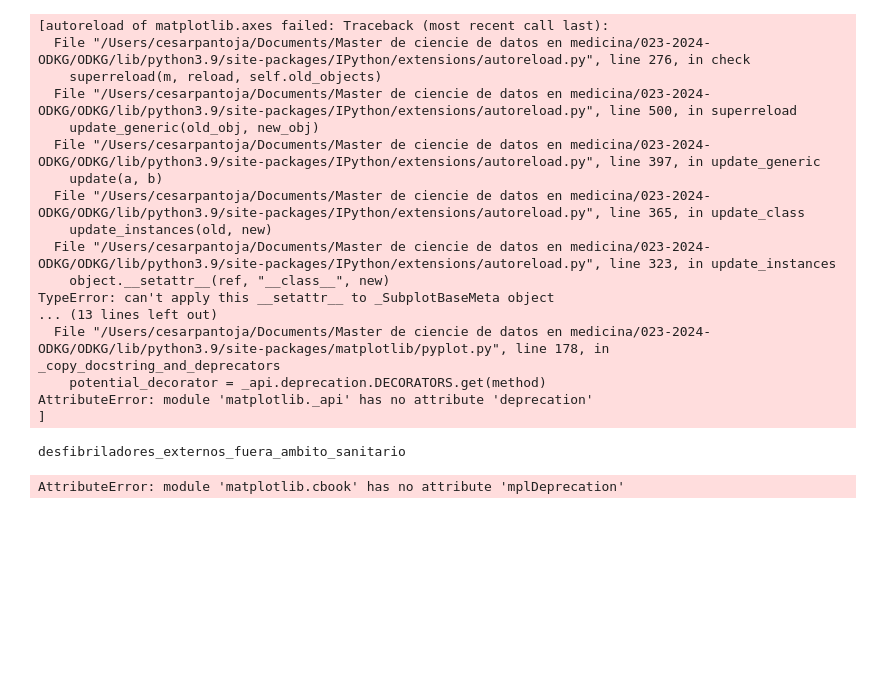
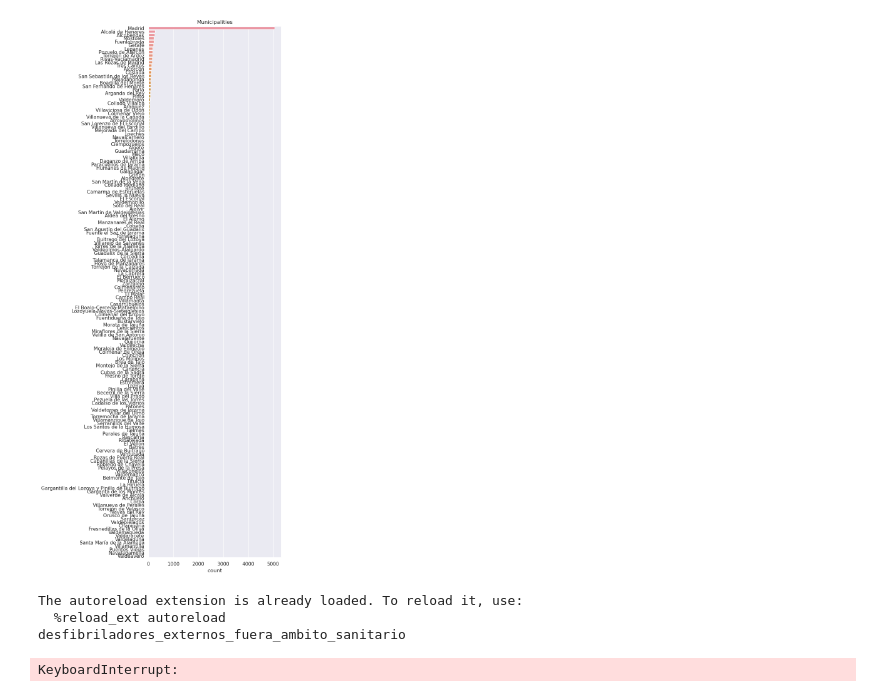
Before and after one commit to FacultadInformatica-LinkedData/Curso2023-2024-ODKG, a Jupyter notebook: HandsOn/Group16/analysis/analysis.ipynb, the cells around one changed output. Cells and saved outputs as stored; diff of their text form; code cells hidden in the pictures; blank space fills up the shorter version.

```diff
--- a/HandsOn/Group16/analysis/analysis.ipynb
+++ b/HandsOn/Group16/analysis/analysis.ipynb
@@ -0,0 +8,6 @@
+# %%
+#Analyse both the data (quantities, value ranges, etc.) as well as the schema of the data.
+path = '../csv/desfibriladores-updated_v2.csv'
+df = pd.read_csv(path, sep = ";", encoding = "utf8", dtype = str)
+df = df.astype({"direccion_coordenada_x":float, "direccion_coordenada_y":float})
+df
@@ -0,0 +46,6 @@
+# %%
+sns.set(font_scale=1)
+fig, (ax1) = plt.subplots(nrows = 1, ncols = 1, figsize = (5,3))
+sns.countplot(df, x = df.tipo_titularidad, ax = ax1)
+ax1.set(title = "Titularity type")
+plt.show()
@@ -1,6 +54,18 @@
+# %%
+sns.set(font_scale=1)
+fig, (ax2) = plt.subplots(nrows = 1, ncols = 1, figsize = (8, 18))
+ax2 = sns.countplot(df, y = df.municipio_nombre, order = df.municipio_nombre.value_counts().index, ax = ax2)
+ax2.set(ylabel = '', title = "Municipalities")
+fig.tight_layout(pad=1.0)
+#plt.savefig("plant_genera_by_T6SS_type.png")
+plt.show()
+# %% [output]
+[figure, added]
 # %%
+%load_ext autoreload
+%autoreload 2
 import pandas as pd
-from pandas_profiling import ProfileReport
+from ydata_profiling import ProfileReport
 
 from constants import CSV_DIR
 datasets_names = ['desfibriladores_externos_fuera_ambito_sanitario']
@@ -9,25 +74,11 @@ for name in datasets_names:
     print(name)
     path = CSV_DIR / f'{name}.csv'
     df = pd.read_csv(path, sep=';', encoding='latin1')
+    df = df.drop(["municipio_codigo", "direccion_codigo_postal", "direccion_coordenada_x", "direccion_coordenada_y", "codigo_dea"], axis=1)
     prof = ProfileReport(df, title="Profiling Report")
     prof.to_file(output_file=f'analysis-{name}.html')
 # %% [output]
-[autoreload of matplotlib.axes failed: Traceback (most recent call last):
-  File "/Users/cesarpantoja/Documents/Master de ciencie de datos en medicina/023-2024-ODKG/ODKG/lib/python3.9/site-packages/IPython/extensions/autoreload.py", line 276, in check
-    superreload(m, reload, self.old_objects)
-  File "/Users/cesarpantoja/Documents/Master de ciencie de datos en medicina/023-2024-ODKG/ODKG/lib/python3.9/site-packages/IPython/extensions/autoreload.py", line 500, in superreload
-    update_generic(old_obj, new_obj)
-  File "/Users/cesarpantoja/Documents/Master de ciencie de datos en medicina/023-2024-ODKG/ODKG/lib/python3.9/site-packages/IPython/extensions/autoreload.py", line 397, in update_generic
-    update(a, b)
-  File "/Users/cesarpantoja/Documents/Master de ciencie de datos en medicina/023-2024-ODKG/ODKG/lib/python3.9/site-packages/IPython/extensions/autoreload.py", line 365, in update_class
-    update_instances(old, new)
-  File "/Users/cesarpantoja/Documents/Master de ciencie de datos en medicina/023-2024-ODKG/ODKG/lib/python3.9/site-packages/IPython/extensions/autoreload.py", line 323, in update_instances
-    object.__setattr__(ref, "__class__", new)
-TypeError: can't apply this __setattr__ to _SubplotBaseMeta object
-... (13 lines left out)
-  File "/Users/cesarpantoja/Documents/Master de ciencie de datos en medicina/023-2024-ODKG/ODKG/lib/python3.9/site-packages/matplotlib/pyplot.py", line 178, in _copy_docstring_and_deprecators
-    potential_decorator = _api.deprecation.DECORATORS.get(method)
-AttributeError: module 'matplotlib._api' has no attribute 'deprecation'
-]
+The autoreload extension is already loaded. To reload it, use:
+  %reload_ext autoreload
+desfibriladores_externos_fuera_ambito_sanitario
-desfibriladores_externos_fuera_ambito_sanitario
+KeyboardInterrupt:
-AttributeError: module 'matplotlib.cbook' has no attribute 'mplDeprecation'
```
Also changed, not shown: parts of 6 cells of this notebook, 1 other file.
